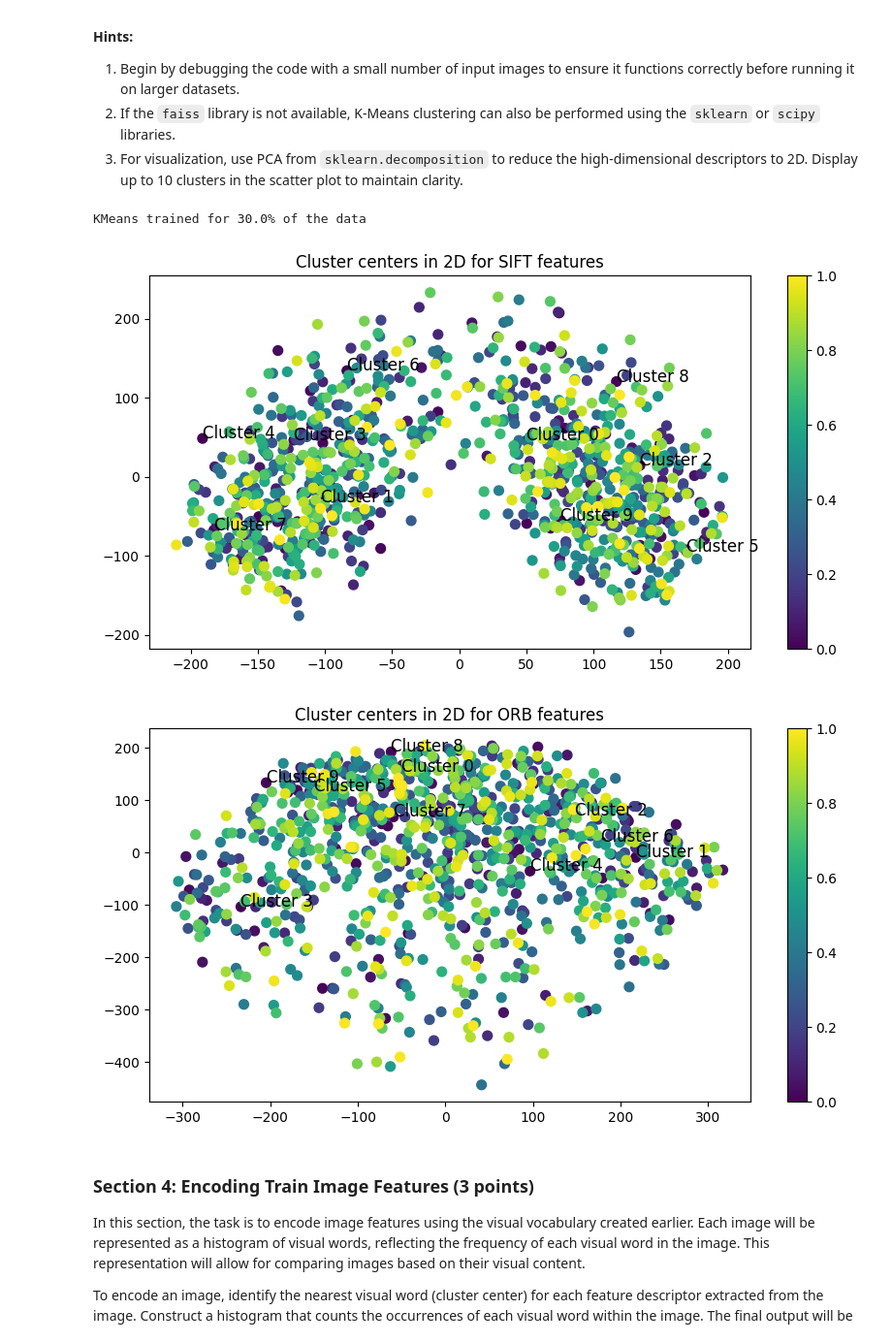
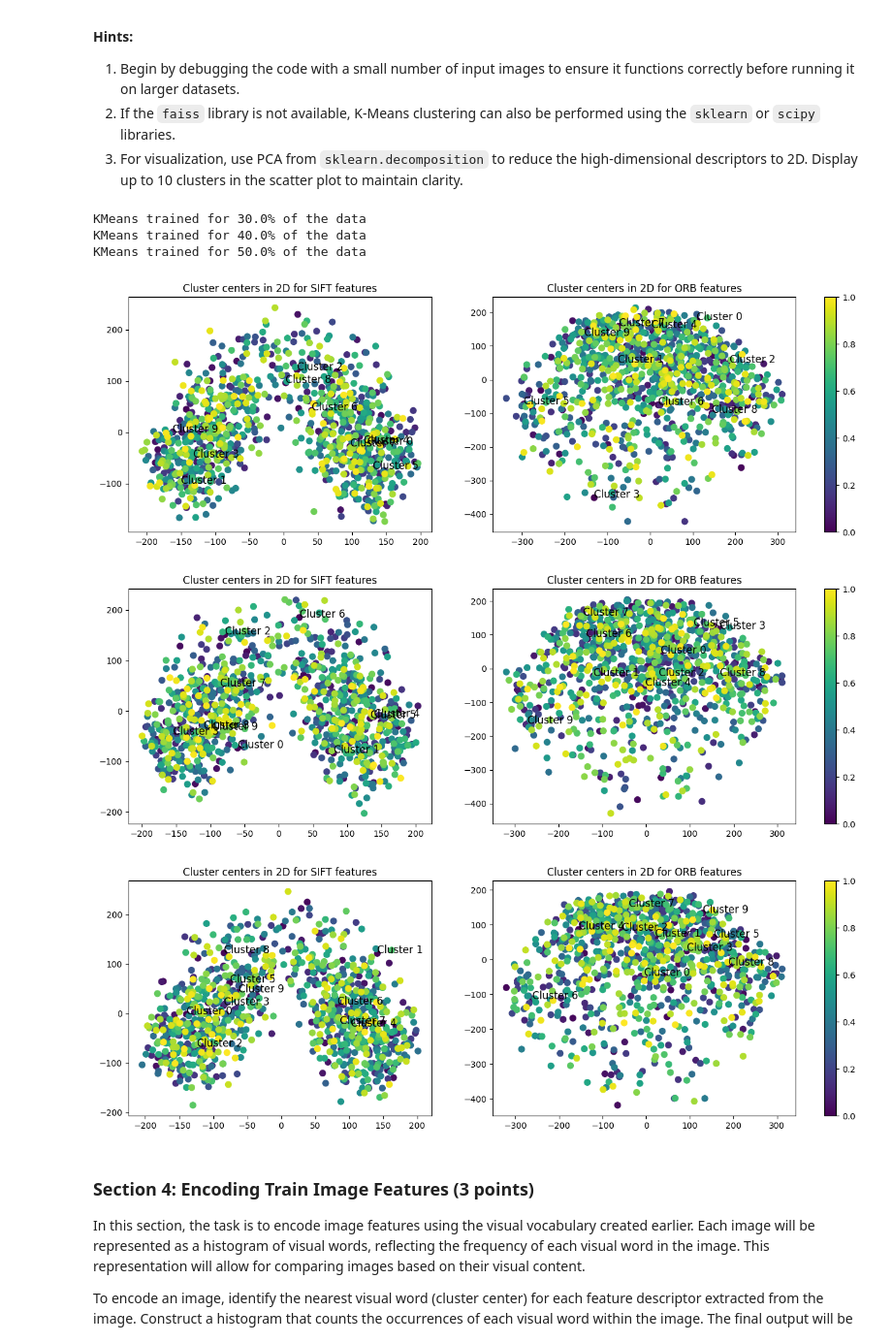
Before and after one commit to chaosido/cv1, a Jupyter notebook: final-lab/cv1-final-lab-part-1-main/cv1-final-lab-part-1-main/cv1-final-lab-part-1.ipynb, the cells around one changed output. Shown at 97% size. Cells and saved outputs as stored; diff of their text form; code cells hidden in the pictures.

```diff
--- a/final-lab/cv1-final-lab-part-1-main/cv1-final-lab-part-1-main/cv1-final-lab-part-1.ipynb
+++ b/final-lab/cv1-final-lab-part-1-main/cv1-final-lab-part-1-main/cv1-final-lab-part-1.ipynb
@@ -346,57 +349,74 @@ To examine the effect of different amounts of training data, build separate visu
 from sklearn.cluster import KMeans
 
 # Define the subset percentages
-subsets = [0.3] #, 0.4, 0.5]
+subsets = [0.3, 0.4, 0.5]
 subset_dict = {}
 # Loop through each subset percentage
 for percentage in subsets:
+    subset_size = int(percentage * len(train_features_sift))
+    all_indices = np.arange(len(train_features_sift))  # Create an array of all indices
+    subset_indices = np.random.choice(all_indices, subset_size, replace=False)  # Randomly select indices without replacement
 
-    subset_size = int(percentage * total_train_size)
-    train_features_sift_subset = train_features_sift[:subset_size]
-    train_features_orb_subset = train_features_orb[:subset_size]
+    train_features_sift_subset = [train_features_sift[i] for i in subset_indices]
+    train_features_orb_subset = [train_features_orb[i] for i in subset_indices]
+
 
     # Flatten the features, of different lengths
     train_features_sift_flattened = np.concatenate(train_features_sift_subset)
     train_features_orb_flattened = np.concatenate(train_features_orb_subset)
 
-    kmeans_sift = KMeans(n_clusters=num_of_visual_words, random_state=0, verbose=0)
+    kmeans_sift = KMeans(n_clusters=num_of_visual_words, random_state=1, verbose=0)
     kmeans_sift.fit(train_features_sift_flattened)
 
-    kmeans_orb = KMeans(n_clusters=num_of_visual_words, random_state=0, verbose=0)
+    kmeans_orb = KMeans(n_clusters=num_of_visual_words, random_state=1, verbose=0)
     kmeans_orb.fit(train_features_orb_flattened)
     subset_dict[percentage] = (kmeans_sift, kmeans_orb)
 
     print(f"KMeans trained for {percentage*100}% of the data")
 # %% [output]
 KMeans trained for 30.0% of the data
+KMeans trained for 40.0% of the data
+KMeans trained for 50.0% of the data
 # %%
 from sklearn.decomposition import PCA
 
 def reduce_dimensionality(features, n_components=2):
     pca = PCA(n_components=n_components)
     reduced_features = pca.fit_transform(features)
     return reduced_features
 
-def plot_clusters_2d(kmeans, method):
-    reduced_centers = reduce_dimensionality(kmeans.cluster_centers_, n_components=2)
+def plot_clusters_2d(kmeans_sift, kmeans_orb):
+    reduced_centers_sift = reduce_dimensionality(kmeans_sift.cluster_centers_, n_components=2)
+    reduced_centers_orb = reduce_dimensionality(kmeans_orb.cluster_centers_, n_components=2)
 
+    fig, ax = plt.subplots(1, 2, figsize=(15, 5))
 
-    plt.figure(figsize=(10, 5))
-    colors = np.linspace(0, 1, kmeans.n_clusters)
-    plt.scatter(reduced_centers[:, 0], reduced_centers[:, 1], c=colors, s=50, cmap='viridis', marker='o')
+    # Plot SIFT clusters
+    colors_sift = np.linspace(0, 1, kmeans_sift.n_clusters)
+    ax[0].scatter(reduced_centers_sift[:, 0], reduced_centers_sift[:, 1], c=colors_sift, s=50, cmap='viridis', marker='o')
     for i in range(10):  # Visualizing first 10 clusters
-        plt.text(reduced_centers[i, 0], reduced_centers[i, 1], f"Cluster {i}", fontsize=12)
-    plt.title(f"Cluster centers in 2D for {method} features")
-    plt.colorbar()
+        ax[0].text(reduced_centers_sift[i, 0], reduced_centers_sift[i, 1], f"Cluster {i}", fontsize=12)
+    ax[0].set_title("Cluster centers in 2D for SIFT features")
+
+    # Plot ORB clusters
+    colors_orb = np.linspace(0, 1, kmeans_orb.n_clusters)
+    ax[1].scatter(reduced_centers_orb[:, 0], reduced_centers_orb[:, 1], c=colors_orb, s=50, cmap='viridis', marker='o')
+    for i in range(10):  # Visualizing first 10 clusters
+        ax[1].text(reduced_centers_orb[i, 0], reduced_centers_orb[i, 1], f"Cluster {i}", fontsize=12)
+    ax[1].set_title("Cluster centers in 2D for ORB features")
+
+    plt.colorbar(ax[1].collections[0], ax=ax, orientation="vertical", fraction=0.02, pad=0.04)
     plt.show()
 
 
-# Plot the clusters in 2D
-plot_clusters_2d(subset_dict[0.3][0], 'SIFT')
-plot_clusters_2d(subset_dict[0.3][1], 'ORB')
+for subset_ratio in [0.3, 0.4, 0.5]:
+    kmeans_sift = subset_dict[subset_ratio][0]
+    kmeans_orb = subset_dict[subset_ratio][1]
+    plot_clusters_2d(kmeans_sift, kmeans_orb)
 # %% [output]
-[figure, old version]
+[figure, new version]
-[figure, old version]
+[figure, new version]
+[figure, added]
 # %% [markdown]
 <a id="section-4"></a>
 ### **Section 4: Encoding Train Image Features (3 points)**
```
Also changed, not shown: parts of 4 cells of this notebook.
